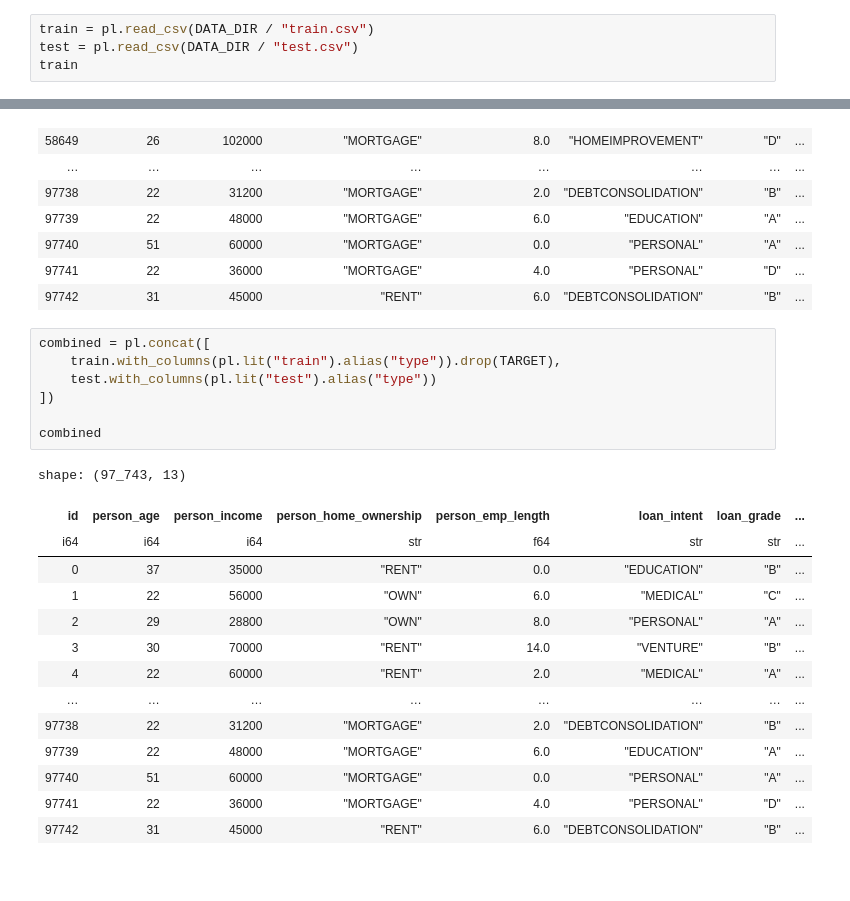
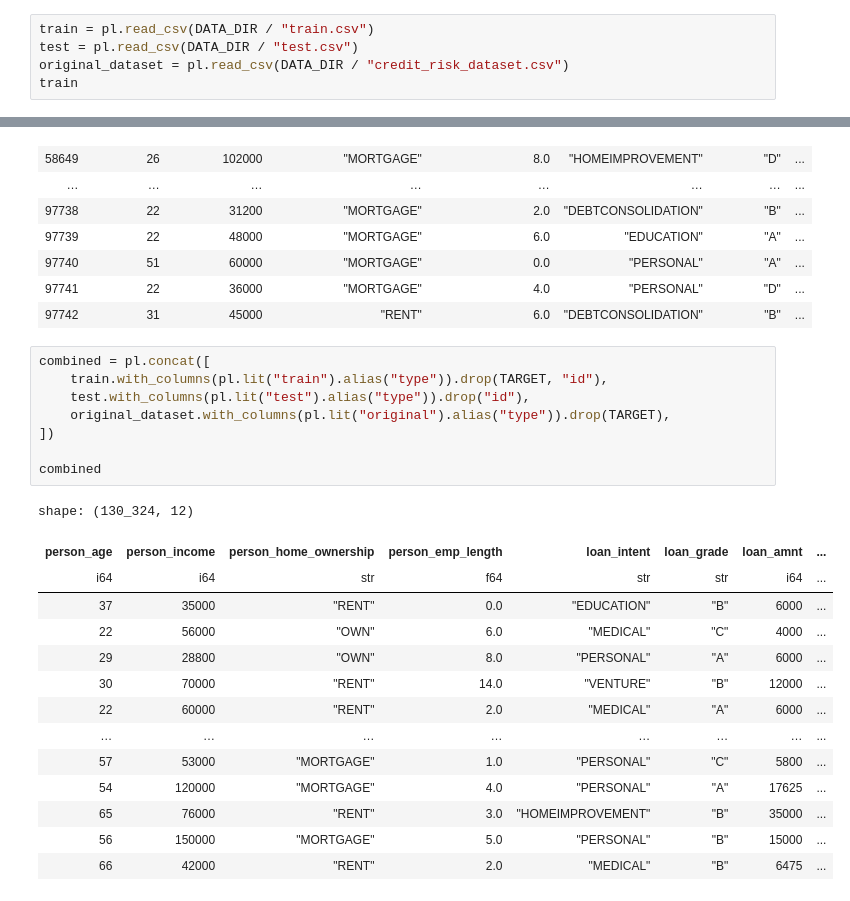
Before and after one commit to rbudnar/LoanApprovalPrediction, a Jupyter notebook: notebooks/eda.ipynb, the cells around one changed output, grey strips where cells are left out. Drawn from its saved outputs; the diff is of its cells as text.

```diff
--- a/notebooks/eda.ipynb
+++ b/notebooks/eda.ipynb
@@ -43,6 +43,7 @@ os.listdir(DATA_DIR)
 # %%
 train = pl.read_csv(DATA_DIR / "train.csv")
 test = pl.read_csv(DATA_DIR / "test.csv")
+original_dataset = pl.read_csv(DATA_DIR / "credit_risk_dataset.csv")
 train
 # %% [output]
 shape: (58_645, 13)
@@ -105,24 +106,25 @@ shape: (39_098, 13)
 | 97742 | 31 | 45000 | "RENT" | 6.0 | "DEBTCONSOLIDATION" | "B" | ... |
 # %%
 combined = pl.concat([
-    train.with_columns(pl.lit("train").alias("type")).drop(TARGET),
-    test.with_columns(pl.lit("test").alias("type"))
+    train.with_columns(pl.lit("train").alias("type")).drop(TARGET, "id"),
+    test.with_columns(pl.lit("test").alias("type")).drop("id"),
+    original_dataset.with_columns(pl.lit("original").alias("type")).drop(TARGET),
 ])
 
 combined
 # %% [output]
-shape: (97_743, 13)
+shape: (130_324, 12)
-| id | person_age | person_income | person_home_ownership | person_emp_length | loan_intent | loan_grade | ... |
-| i64 | i64 | i64 | str | f64 | str | str | ... |
-| 0 | 37 | 35000 | "RENT" | 0.0 | "EDUCATION" | "B" | ... |
-| 1 | 22 | 56000 | "OWN" | 6.0 | "MEDICAL" | "C" | ... |
-| 2 | 29 | 28800 | "OWN" | 8.0 | "PERSONAL" | "A" | ... |
-| 3 | 30 | 70000 | "RENT" | 14.0 | "VENTURE" | "B" | ... |
-| 4 | 22 | 60000 | "RENT" | 2.0 | "MEDICAL" | "A" | ... |
+| person_age | person_income | person_home_ownership | person_emp_length | loan_intent | loan_grade | loan_amnt | ... |
+| i64 | i64 | str | f64 | str | str | i64 | ... |
+| 37 | 35000 | "RENT" | 0.0 | "EDUCATION" | "B" | 6000 | ... |
+| 22 | 56000 | "OWN" | 6.0 | "MEDICAL" | "C" | 4000 | ... |
+| 29 | 28800 | "OWN" | 8.0 | "PERSONAL" | "A" | 6000 | ... |
+| 30 | 70000 | "RENT" | 14.0 | "VENTURE" | "B" | 12000 | ... |
+| 22 | 60000 | "RENT" | 2.0 | "MEDICAL" | "A" | 6000 | ... |
 | … | … | … | … | … | … | … | ... |
-| 97738 | 22 | 31200 | "MORTGAGE" | 2.0 | "DEBTCONSOLIDATION" | "B" | ... |
-| 97739 | 22 | 48000 | "MORTGAGE" | 6.0 | "EDUCATION" | "A" | ... |
-| 97740 | 51 | 60000 | "MORTGAGE" | 0.0 | "PERSONAL" | "A" | ... |
-| 97741 | 22 | 36000 | "MORTGAGE" | 4.0 | "PERSONAL" | "D" | ... |
-| 97742 | 31 | 45000 | "RENT" | 6.0 | "DEBTCONSOLIDATION" | "B" | ... |
+| 57 | 53000 | "MORTGAGE" | 1.0 | "PERSONAL" | "C" | 5800 | ... |
+| 54 | 120000 | "MORTGAGE" | 4.0 | "PERSONAL" | "A" | 17625 | ... |
+| 65 | 76000 | "RENT" | 3.0 | "HOMEIMPROVEMENT" | "B" | 35000 | ... |
+| 56 | 150000 | "MORTGAGE" | 5.0 | "PERSONAL" | "B" | 15000 | ... |
+| 66 | 42000 | "RENT" | 2.0 | "MEDICAL" | "B" | 6475 | ... |
 # %%
```
Also changed, not shown: parts of 3 cells of this notebook, 5 other files.
